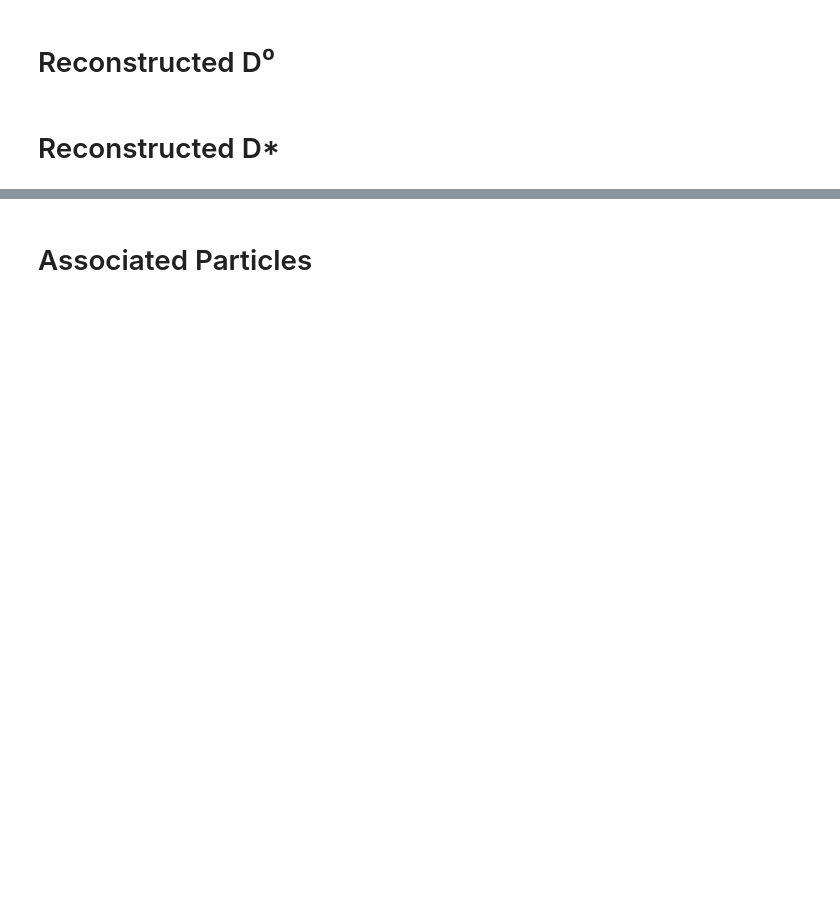
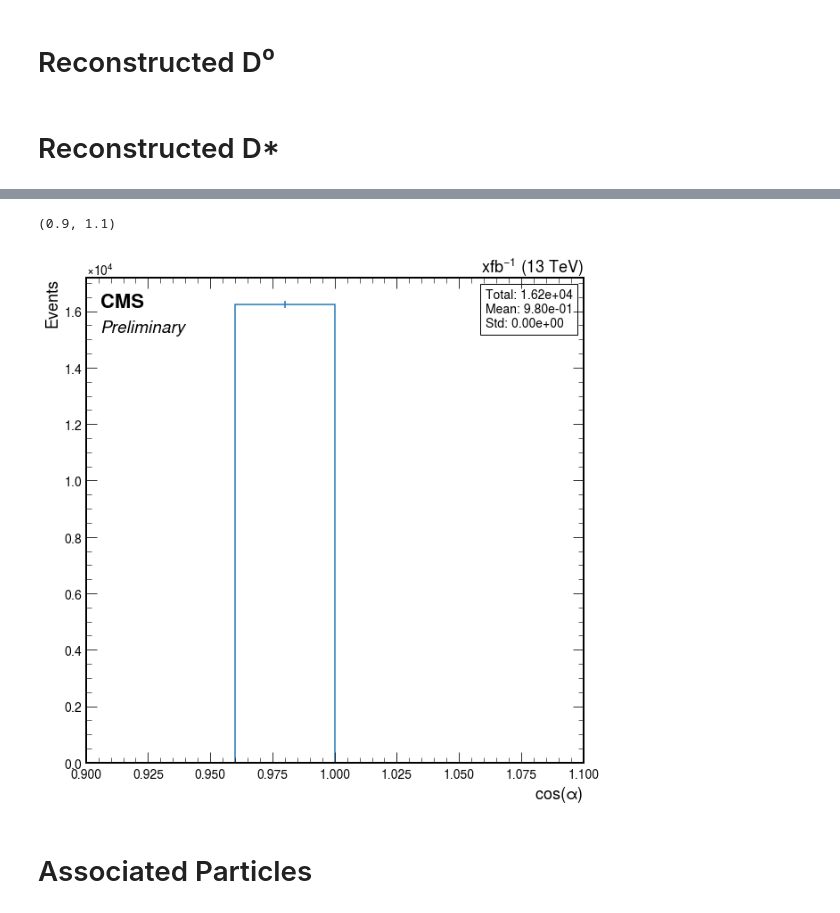
Before and after one commit to Mapse/OniaOpenCharmRun2ULAna, a Jupyter notebook: temp/JpsiOpenCharmPlots.ipynb, the cells around one changed output, grey strips where cells are left out. Saved outputs shown, nothing was run; the diff lists cells and outputs as text; code cells hidden in the pictures; blank space fills up the shorter version.

```diff
--- a/temp/JpsiOpenCharmPlots.ipynb
+++ b/temp/JpsiOpenCharmPlots.ipynb
@@ -78,13 +82,16 @@ for i in tqdm(range(1, le_files), desc="Sum", unit=" files"):
 
 ''' Monte Carlo '''
 
+''' 2017 '''
+
 ## All data
 
-#file = '../output/Monte_Carlo_2017/Monte_Carlo_2017_hists.coffea'
+file = '../output/Monte_Carlo_2017/Monte_Carlo_2017_hists.coffea'
+#file = '../output/Monte_Carlo_2017/Monte_Carlo_2017.coffea'
 
 ## Dimu0 trigger
 
-file = '../output/Monte_Carlo_2017_Dimu0/Monte_Carlo_2017_Dimu0_hists.coffea'
+#file = '../output/Monte_Carlo_2017_Dimu0/Monte_Carlo_2017_Dimu0_hists.coffea'
 
 # Dimu20_Seagulls trigger
 
@@ -94,6 +101,13 @@ file = '../output/Monte_Carlo_2017_Dimu0/Monte_Carlo_2017_Dimu0_hists.coffea'
 
 #file = '../output/Monte_Carlo_2017_Dimu25/Monte_Carlo_2017_Dimu25_hists.coffea'
 
+## test
+
+#file = '../output/Monte_Carlo_2017_test/Monte_Carlo_2017_test_hists.coffea'
+
+
+
+''' 2018 '''
 
 #file = '../output/Monte_Carlo_2018/Monte_Carlo_2018_hists.coffea'
 
@@ -593,6 +641,17 @@ data_err_opts = {
 ax = hist.plot1d(histo, error_opts=data_err_opts)
 # %%
 ax = create_plot1d(hists['Dstar_rap'].integrate('chg', 'right charge'))
+# %%
+hist_cphi = hists['Dstar_D0cosphi'].integrate('chg', 'right charge')
+
+hist_rebin = hist_cphi.rebin("cosphi", hist.Bin("cosphi", r"$cos(\alpha)$", 50, -1, 1))
+
+ax = create_plot1d(hist_rebin)
+
+ax.set_xlim(0.9, 1.1)
+# %% [output]
+(0.9, 1.1)
+[figure, added]
 # %%
 ((ax_pt, ax_eta), (ax_phi, ax_mass)) = kinematics_plot(hists['Dstar_K_p'])
 # %%
```
Also changed, not shown: parts of 23 cells of this notebook, 6 other files.
